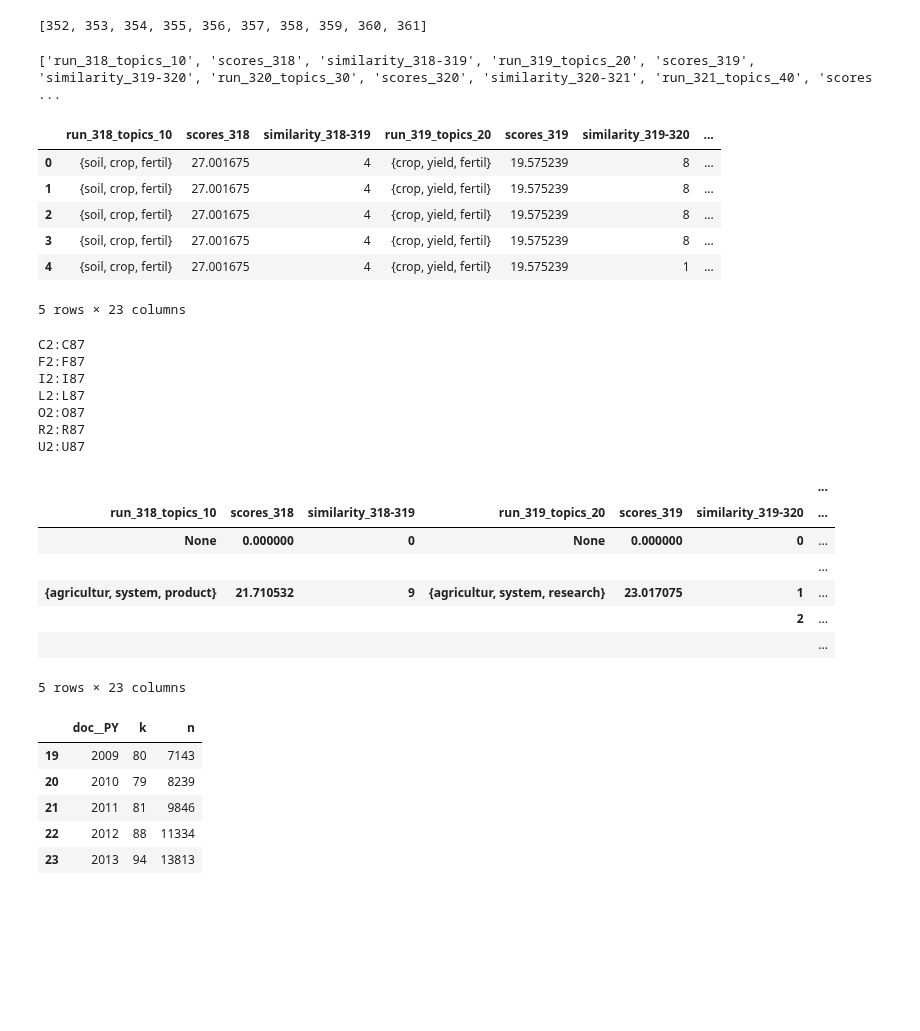
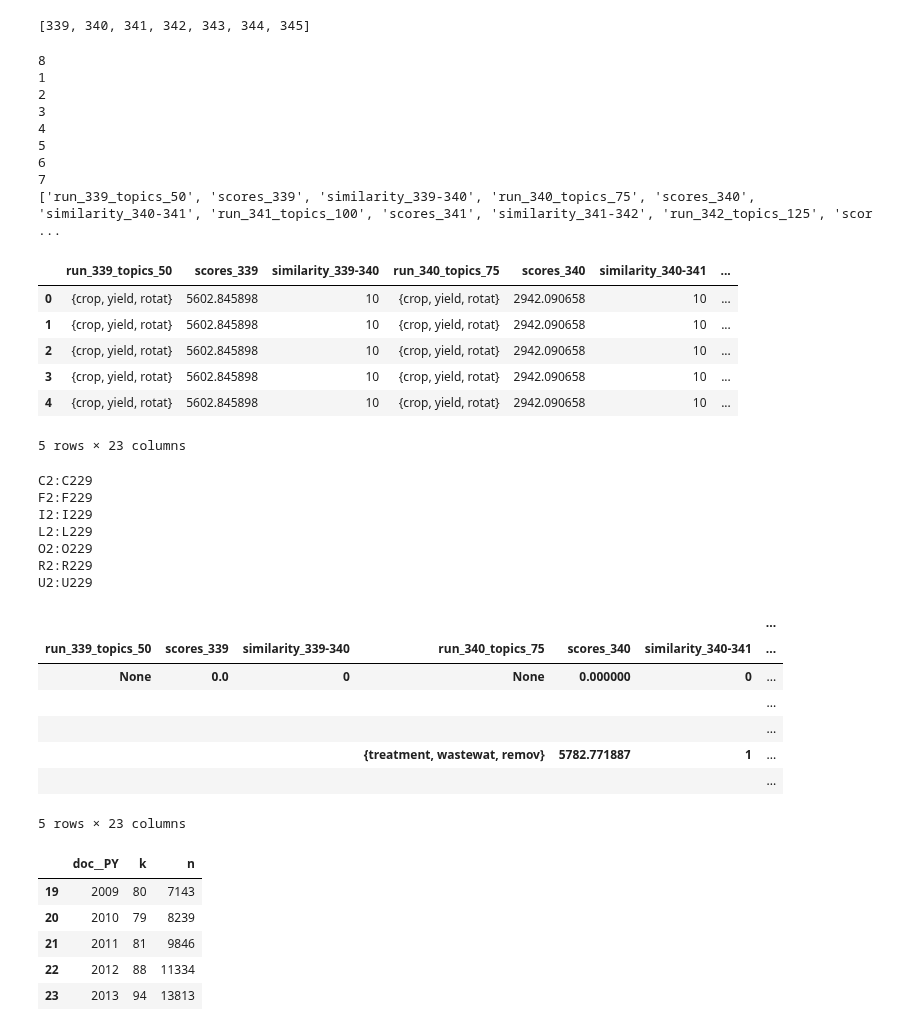
Before and after one commit to mcc-apsis/sustainability, a Jupyter notebook: code/result_interpretation/model comparison.ipynb, the cells around one changed output. Cells and saved outputs as stored; diff of their text form; code cells hidden in the pictures; blank space fills up the shorter version.

```diff
--- a/code/result_interpretation/model comparison.ipynb
+++ b/code/result_interpretation/model comparison.ipynb
@@ -22,13 +22,13 @@ from scoping.models import *
 from tmv_app.models import *
 qid = 1457
 # %%
-runs = list(range(352,362))
+runs = list(range(339,346))
 runs
 # %% [output]
-[352, 353, 354, 355, 356, 357, 358, 359, 360, 361]
+[339, 340, 341, 342, 343, 344, 345]
 # %%
 
-fname = "../data/topic_data/run_{}.xlsx".format(runs[0])
+fname = "../../data/topic_data/run_{}.xlsx".format(runs[0])
 
 writer = pd.ExcelWriter(fname)
 
@@ -44,7 +44,7 @@ for i in range(1,len(runs)):
     for t in topics2:
         scores = [0]
         titles = [""]
-        t.top_words = Term.objects.filter(topicterm__topic=)
+        t.top_words = Term.objects.filter(topicterm__topic=t)
         for ct in topics1:
             score = len(set(t.top_words).intersection(set(ct.top_words)))
             if score>0:
@@ -116,11 +116,11 @@ for i in range(1,len(runs)):
 
 writer.save()
 # %%
-runs = list(range(318,323))
+runs = list(range(339,347))
 
-runs.append(330)
-runs.append(331)
-runs.append(332)
+#runs.append(330)
+#runs.append(331)
+#runs.append(332)
 
 
 #runs = [295,296,297]
@@ -130,10 +130,13 @@ col2s = []
 ss = []
 scols = []
 
+print(len(runs))
+
 for i in range(1,len(runs)):
 
-    topics1 = Topic.objects.filter(run_id=runs[i-1])
-    topics2 = Topic.objects.filter(run_id=runs[i])
+    print(i)
+    topics1 = DynamicTopic.objects.filter(run_id=runs[i-1])
+    topics2 = DynamicTopic.objects.filter(run_id=runs[i])
 
 
     df = pd.DataFrame.from_dict(list(topics2.values('title','score')))
@@ -184,40 +187,48 @@ for i in range(1,len(runs)):
         df.loc[df[col2]==t.title, s] = m
         if m==0:
             df.loc[df[col2]==t.title, col1] = 'None'
         else:
             df.loc[df[col2]==t.title, col1] = titles[scores.index(max(scores))]
             df.loc[df[col2]==t.title, bscol] = tscores[scores.index(max(scores))]
 
 
     if i==1:
         #df = pd.DataFrame.from_dict(list(topics2.values('title')))
         mdf = df
     else:
         mdf = mdf.merge(df,how="outer").fillna("")
 
 
 columns = []
 for i in range(len(col1s)):
     columns.append(col1s[i])
     columns.append(scols[i])
     columns.append(ss[i])
     if i == len(col1s)-1:
         columns.append(col2s[i])
         columns.append(scols[i+1])
 
 print(columns)
 
 mdf = mdf[columns]
 
 mdf.head()
 # %% [output]
-['run_318_topics_10', 'scores_318', 'similarity_318-319', 'run_319_topics_20', 'scores_319', 'similarity_319-320', 'run_320_topics_30', 'scores_320', 'similarity_320-321', 'run_321_topics_40', 'scores ...
+8
+1
+2
+3
+4
+5
+6
+7
+['run_339_topics_50', 'scores_339', 'similarity_339-340', 'run_340_topics_75', 'scores_340', 'similarity_340-341', 'run_341_topics_100', 'scores_341', 'similarity_341-342', 'run_342_topics_125', 'scor ...
-|  | run_318_topics_10 | scores_318 | similarity_318-319 | run_319_topics_20 | scores_319 | similarity_319-320 | ... |
-| 0 | {soil, crop, fertil} | 27.001675 | 4 | {crop, yield, fertil} | 19.575239 | 8 | ... |
-| 1 | {soil, crop, fertil} | 27.001675 | 4 | {crop, yield, fertil} | 19.575239 | 8 | ... |
-| 2 | {soil, crop, fertil} | 27.001675 | 4 | {crop, yield, fertil} | 19.575239 | 8 | ... |
-| 3 | {soil, crop, fertil} | 27.001675 | 4 | {crop, yield, fertil} | 19.575239 | 8 | ... |
-| 4 | {soil, crop, fertil} | 27.001675 | 4 | {crop, yield, fertil} | 19.575239 | 1 | ... |
+|  | run_339_topics_50 | scores_339 | similarity_339-340 | run_340_topics_75 | scores_340 | similarity_340-341 | ... |
+| 0 | {crop, yield, rotat} | 5602.845898 | 10 | {crop, yield, rotat} | 2942.090658 | 10 | ... |
+| 1 | {crop, yield, rotat} | 5602.845898 | 10 | {crop, yield, rotat} | 2942.090658 | 10 | ... |
+| 2 | {crop, yield, rotat} | 5602.845898 | 10 | {crop, yield, rotat} | 2942.090658 | 10 | ... |
+| 3 | {crop, yield, rotat} | 5602.845898 | 10 | {crop, yield, rotat} | 2942.090658 | 10 | ... |
+| 4 | {crop, yield, rotat} | 5602.845898 | 10 | {crop, yield, rotat} | 2942.090658 | 10 | ... |
 5 rows × 23 columns
 # %%
 #col1s.append(col2)
@@ -270,20 +281,20 @@ res.head()
 
 res.head()
 # %% [output]
-C2:C87
-F2:F87
-I2:I87
-L2:L87
-O2:O87
-R2:R87
-U2:U87
+C2:C229
+F2:F229
+I2:I229
+L2:L229
+O2:O229
+R2:R229
+U2:U229
 |  |  |  |  |  |  | ... |
-| run_318_topics_10 | scores_318 | similarity_318-319 | run_319_topics_20 | scores_319 | similarity_319-320 | ... |
-| None | 0.000000 | 0 | None | 0.000000 | 0 | ... |
+| run_339_topics_50 | scores_339 | similarity_339-340 | run_340_topics_75 | scores_340 | similarity_340-341 | ... |
+| None | 0.0 | 0 | None | 0.000000 | 0 | ... |
 |  |  |  |  |  |  | ... |
-| {agricultur, system, product} | 21.710532 | 9 | {agricultur, system, research} | 23.017075 | 1 | ... |
-|  |  |  |  |  | 2 | ... |
 |  |  |  |  |  |  | ... |
+|  |  |  | {treatment, wastewat, remov} | 5782.771887 | 1 | ... |
+|  |  |  |  |  |  | ... |
 5 rows × 23 columns
 # %%
 print(mdf)
```
Also changed, not shown: 3 other files.
